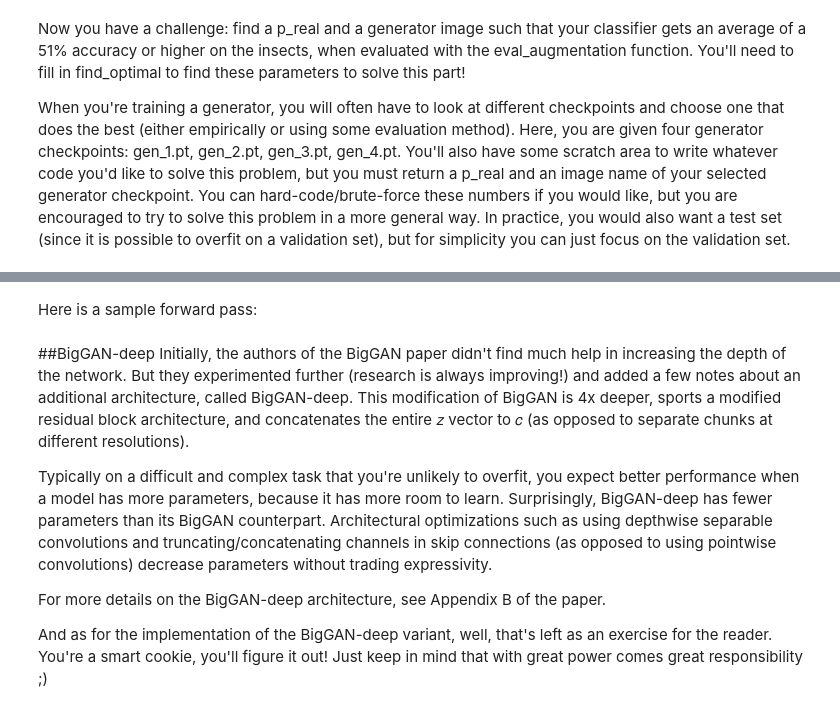
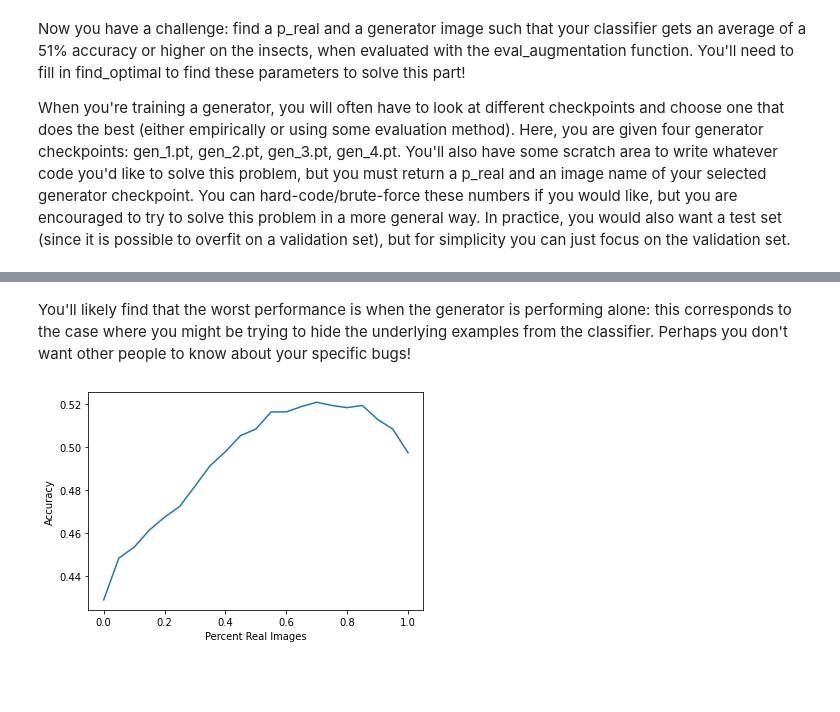
Before and after one commit to GrueneKatze/GANs_Coursera, a Jupyter notebook: C3W1_DataAugmentation.ipynb, the cells around one changed output, grey strips where cells are left out. Drawn from its saved outputs; the diff is of its cells as text; code cells hidden in the pictures; blank space fills up the shorter version.

```diff
--- a/C3W1_DataAugmentation.ipynb
+++ b/C3W1_DataAugmentation.ipynb
@@ -484,3 +484,9 @@ Success!
 Now you have a challenge: find a p_real and a generator image such that your classifier gets an average of a 51% accuracy or higher on the insects, when evaluated with the eval_augmentation function. You'll need to fill in find_optimal to find these parameters to solve this part!
 
 When you're training a generator, you will often have to look at different checkpoints and choose one that does the best (either empirically or using some evaluation method). Here, you are given four generator checkpoints: gen_1.pt, gen_2.pt, gen_3.pt, gen_4.pt. You'll also have some scratch area to write whatever code you'd like to solve this problem, but you must return a p_real and an image name of your selected generator checkpoint. You can hard-code/brute-force these numbers if you would like, but you are encouraged to try to solve this problem in a more general way. In practice, you would also want a test set (since it is possible to overfit on a validation set), but for simplicity you can just focus on the validation set.
+# %%
+#ann smith
+from google.colab import drive
+drive.mount('/content/gdrive', force_remount=True)
+root_dir = "/content/gdrive/My Drive/"
+base_dir = root_dir + 'Apply_GANs_W1/'
@@ -487,3 +506,5 @@ When you're training a generator, you will often have to look at different check
+# %%
+train_set = torch.load(base_dir+"insect_train.pt")
 # %%
 # UNQ_C2 (UNIQUE CELL IDENTIFIER, DO NOT EDIT)
 # GRADED FUNCTION: find_optimal
@@ -493,10 +514,10 @@ def find_optimal():
     # In the following section, you can write the code to choose your optimal answer
     # You can even use the eval_augmentation function in your code if you'd like!
     gen_names = [
-        "gen_1.pt",
-        "gen_2.pt",
-        "gen_3.pt",
-        "gen_4.pt"
+        base_dir+"gen_1.pt",
+        base_dir+"gen_2.pt",
+        base_dir+"gen_3.pt",
+        base_dir+"gen_4.pt"
     ]
 
     #### START CODE HERE ####
@@ -505,7 +526,7 @@ def find_optimal():
     acc = 0
     p= 0
     for ge in gen_names:
-      for p in np.arrange(0,1,0.1):
+      for p in np.arange(0,1,0.1):
         a = eval_augmentation(float(p), ge)
         if a>acc:
           acc = a
@@ -520,12 +541,12 @@ def augmented_train(p_real, gen_name):
     gen.load_state_dict(torch.load(gen_name))
 
     classifier = Classifier(cifar100_shape[0], n_classes).to(device)
-    classifier.load_state_dict(torch.load("class.pt"))
+    classifier.load_state_dict(torch.load(base_dir+"class.pt"))
     criterion = nn.CrossEntropyLoss()
     batch_size = 256
 
-    train_set = torch.load("insect_train.pt")
-    val_set = torch.load("insect_val.pt")
+    train_set = torch.load(base_dir+"insect_train.pt")
+    val_set = torch.load(base_dir+"insect_val.pt")
     dataloader = DataLoader(
         torch.utils.data.TensorDataset(train_set["images"], train_set["labels"]),
         batch_size=batch_size,
@@ -982,2 +620,0 @@ d_optimizer = torch.optim.Adam(discriminator.parameters(), lr=4e-4, betas=(0.0,
-# %% [markdown]
-Here is a sample forward pass:
@@ -993,9 +621,12 @@ score = discriminator(x_gen, y)                                   # Generate cla
-# %% [markdown]
-##BigGAN-deep
-Initially, the authors of the BigGAN paper didn't find much help in increasing the depth of the network. But they experimented further (research is always improving!) and added a few notes about an additional architecture, called BigGAN-deep. This modification of BigGAN is 4x deeper, sports a modified residual block architecture, and concatenates the entire  𝑧  vector to  𝑐  (as opposed to separate chunks at different resolutions).
-
-Typically on a difficult and complex task that you're unlikely to overfit, you expect better performance when a model has more parameters, because it has more room to learn. Surprisingly, BigGAN-deep has fewer parameters than its BigGAN counterpart. Architectural optimizations such as using depthwise separable convolutions and truncating/concatenating channels in skip connections (as opposed to using pointwise convolutions) decrease parameters without trading expressivity.
-
-For more details on the BigGAN-deep architecture, see Appendix B of the paper.
-
-And as for the implementation of the BigGAN-deep variant, well, that's left as an exercise for the reader. You're a smart cookie, you'll figure it out! Just keep in mind that with great power comes great responsibility ;)
+# %% [markdown]
+You'll likely find that the worst performance is when the generator is performing alone: this corresponds to the case where you might be trying to hide the underlying examples from the classifier. Perhaps you don't want other people to know about your specific bugs!
+# %%
+accuracies = []
+p_real_all = torch.linspace(0, 1, 21)
+for p_real_vis in tqdm(p_real_all):
+    accuracies += [eval_augmentation(p_real_vis, best_gen_name, n_test=4)]
+plt.plot(p_real_all.tolist(), accuracies)
+plt.ylabel("Accuracy")
+_ = plt.xlabel("Percent Real Images")
+# %% [output]
+[figure, added]
```
Also changed, not shown: parts of 23 cells of this notebook.
